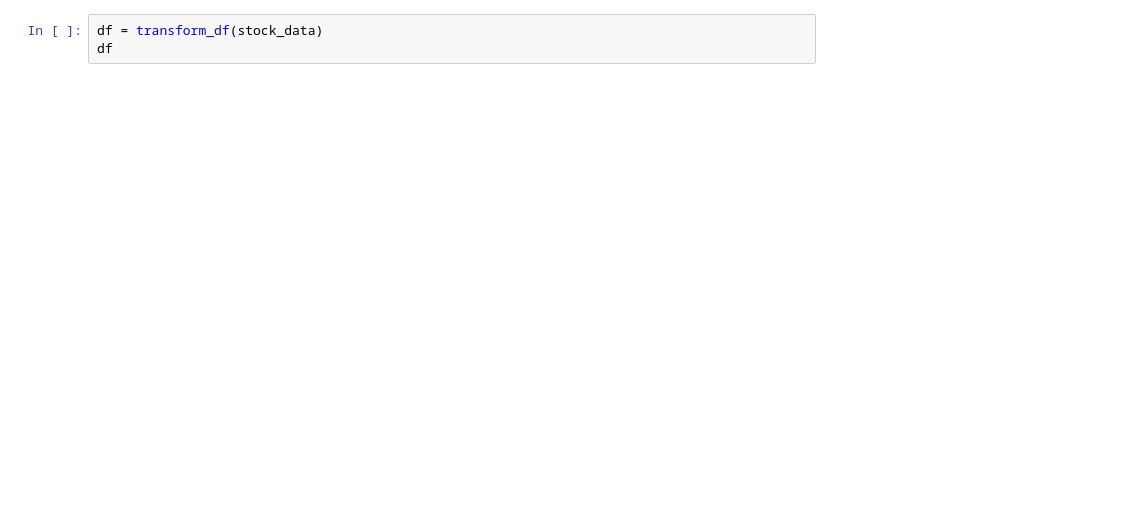
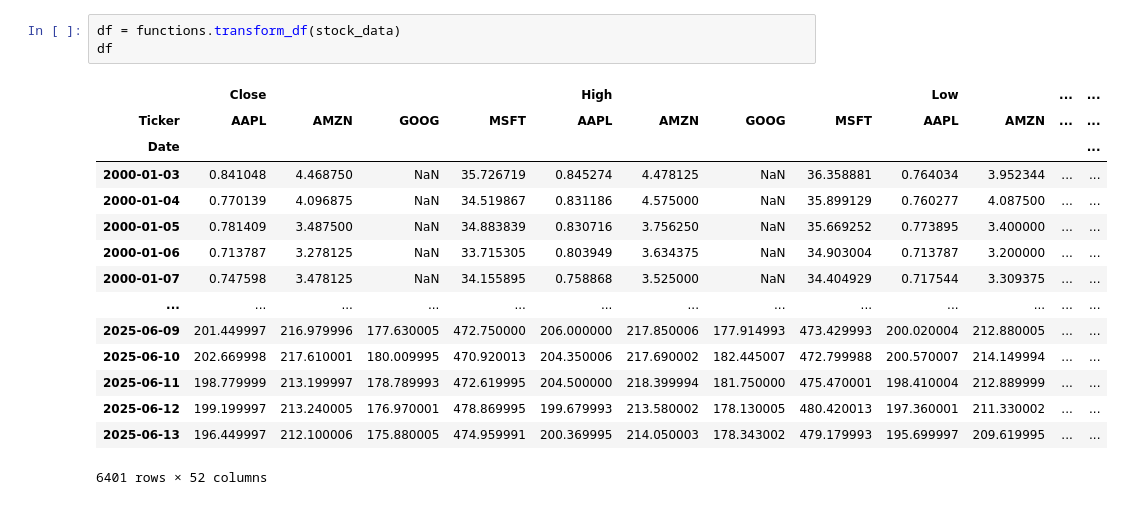
Before and after one commit to alexander-pr-andersson/quant-analysis, a Jupyter notebook: analyze.ipynb, the cells around one changed output. Cells and saved outputs as stored; diff of their text form; blank space fills up the shorter version.

```diff
--- a/analyze.ipynb
+++ b/analyze.ipynb
@@ -90,4 +17,20 @@ def retrive_single_ticker(df, ticker):
 # %%
-df = transform_df(stock_data)
+df = functions.transform_df(stock_data)
 df
+# %% [output]
+|  | Close |  |  |  | High |  |  |  | Low |  | ... | ... |
+| Ticker | AAPL | AMZN | GOOG | MSFT | AAPL | AMZN | GOOG | MSFT | AAPL | AMZN | ... | ... |
+| Date |  |  |  |  |  |  |  |  |  |  |  | ... |
+| 2000-01-03 | 0.841048 | 4.468750 | NaN | 35.726719 | 0.845274 | 4.478125 | NaN | 36.358881 | 0.764034 | 3.952344 | ... | ... |
+| 2000-01-04 | 0.770139 | 4.096875 | NaN | 34.519867 | 0.831186 | 4.575000 | NaN | 35.899129 | 0.760277 | 4.087500 | ... | ... |
+| 2000-01-05 | 0.781409 | 3.487500 | NaN | 34.883839 | 0.830716 | 3.756250 | NaN | 35.669252 | 0.773895 | 3.400000 | ... | ... |
+| 2000-01-06 | 0.713787 | 3.278125 | NaN | 33.715305 | 0.803949 | 3.634375 | NaN | 34.903004 | 0.713787 | 3.200000 | ... | ... |
+| 2000-01-07 | 0.747598 | 3.478125 | NaN | 34.155895 | 0.758868 | 3.525000 | NaN | 34.404929 | 0.717544 | 3.309375 | ... | ... |
+| ... | ... | ... | ... | ... | ... | ... | ... | ... | ... | ... | ... | ... |
+| 2025-06-09 | 201.449997 | 216.979996 | 177.630005 | 472.750000 | 206.000000 | 217.850006 | 177.914993 | 473.429993 | 200.020004 | 212.880005 | ... | ... |
+| 2025-06-10 | 202.669998 | 217.610001 | 180.009995 | 470.920013 | 204.350006 | 217.690002 | 182.445007 | 472.799988 | 200.570007 | 214.149994 | ... | ... |
+| 2025-06-11 | 198.779999 | 213.199997 | 178.789993 | 472.619995 | 204.500000 | 218.399994 | 181.750000 | 475.470001 | 198.410004 | 212.889999 | ... | ... |
+| 2025-06-12 | 199.199997 | 213.240005 | 176.970001 | 478.869995 | 199.679993 | 213.580002 | 178.130005 | 480.420013 | 197.360001 | 211.330002 | ... | ... |
+| 2025-06-13 | 196.449997 | 212.100006 | 175.880005 | 474.959991 | 200.369995 | 214.050003 | 178.343002 | 479.179993 | 195.699997 | 209.619995 | ... | ... |
+6401 rows × 52 columns
 # %%
```
Also changed, not shown: parts of 15 cells of this notebook, 1 other file.
